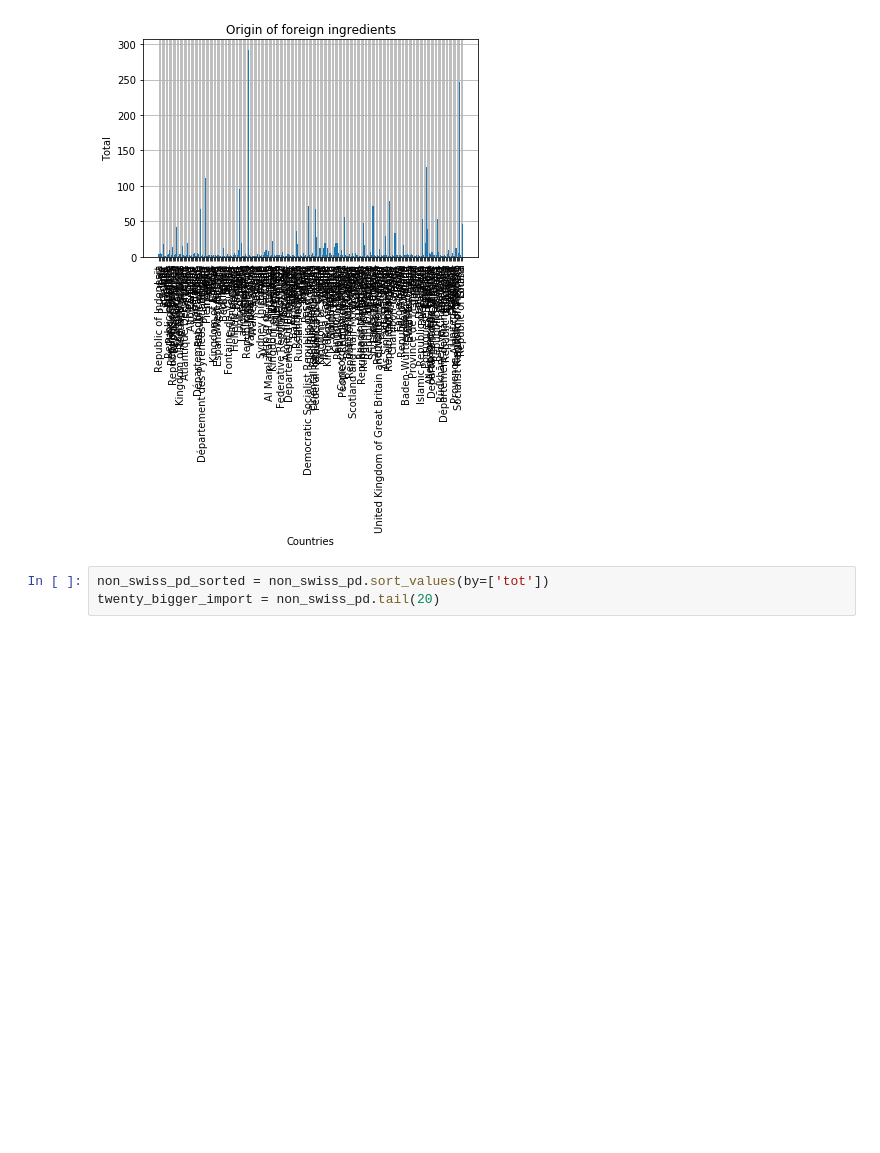
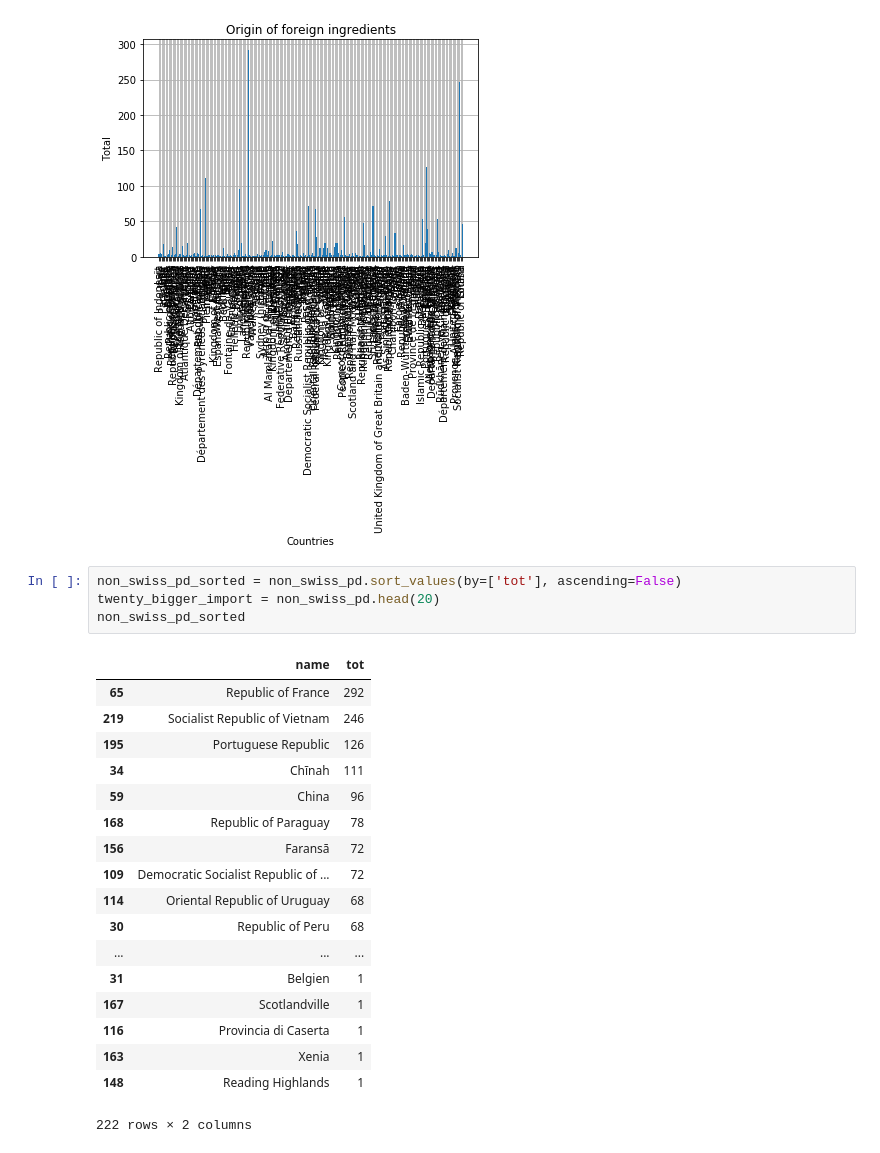
Before and after one commit to MrymZakani/ADA, a Jupyter notebook: project.ipynb, the cells around one changed output. Saved outputs shown, nothing was run; the diff lists cells and outputs as text; blank space fills up the shorter version.

```diff
--- a/project.ipynb
+++ b/project.ipynb
@@ -331,7 +331,27 @@ plt.show()
 # %% [output]
 [figure]
 # %%
-non_swiss_pd_sorted = non_swiss_pd.sort_values(by=['tot'])
-twenty_bigger_import = non_swiss_pd.tail(20)
+non_swiss_pd_sorted = non_swiss_pd.sort_values(by=['tot'], ascending=False)
+twenty_bigger_import = non_swiss_pd.head(20)
+non_swiss_pd_sorted
+# %% [output]
+|  | name | tot |
+| 65 | Republic of France | 292 |
+| 219 | Socialist Republic of Vietnam | 246 |
+| 195 | Portuguese Republic | 126 |
+| 34 | Chīnah | 111 |
+| 59 | China | 96 |
+| 168 | Republic of Paraguay | 78 |
+| 156 | Faransā | 72 |
+| 109 | Democratic Socialist Republic of ... | 72 |
+| 114 | Oriental Republic of Uruguay | 68 |
+| 30 | Republic of Peru | 68 |
+| ... | ... | ... |
+| 31 | Belgien | 1 |
+| 167 | Scotlandville | 1 |
+| 116 | Provincia di Caserta | 1 |
+| 163 | Xenia | 1 |
+| 148 | Reading Highlands | 1 |
+222 rows × 2 columns
 # %%
 fig, ax = plt.subplots()
```
Also changed, not shown: parts of 1 cell of this notebook.
